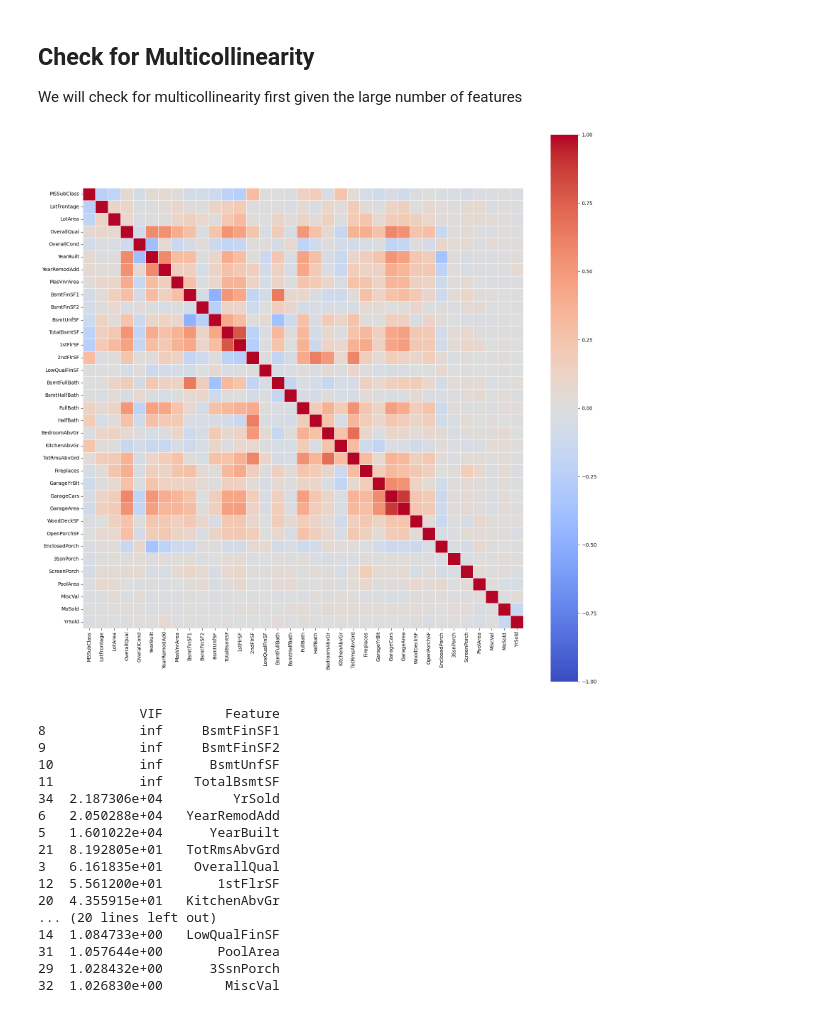
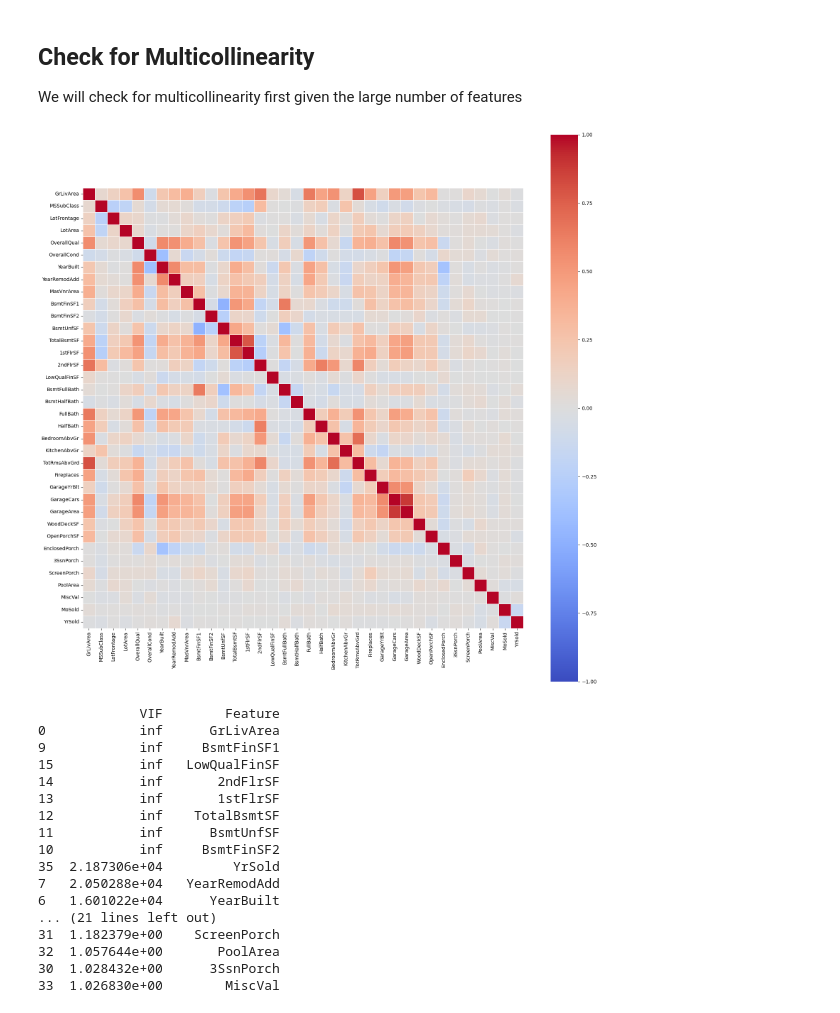
Before and after one commit to bassoonelephant/ames, a Jupyter notebook: 2-ames-LR.ipynb, the cells around one changed output. Saved outputs shown, nothing was run; the diff lists cells and outputs as text; code cells hidden in the pictures.

```diff
--- a/2-ames-LR.ipynb
+++ b/2-ames-LR.ipynb
@@ -13,8 +15,8 @@ from sklearn.linear_model import LinearRegression
 %matplotlib inline
 # %%
 # Load data
-ames_clean = pd.read_csv('data/Ames_Housing_Price_Data_clean.csv', index_col=0)
+ames_clean = pd.read_csv('data/Ames_Housing_Price_Data_clean.csv')
 # %%
 # Create the independent variables and the target
-X = ames_clean.drop('SalePrice', axis=1)
-y = ames_clean['SalePrice']
+predictors = ames_clean.drop('SalePrice', axis=1)
+target = ames_clean['SalePrice']
@@ -37,39 +60,40 @@ Linear Regression has several key assumptions:
 We will check for multicollinearity first given the large number of features
 # %%
 # Plot the correlation matrix
-correlation_matrix = X.corr()
+correlation_matrix = predictors.corr()
 
 plt.figure(figsize=(20,20))
 sns.heatmap(correlation_matrix, square=True, cmap='coolwarm', fmt='.2f', vmax=1.0, vmin=-1.0, linewidths=0.5)
 plt.show()
 # %% [output]
-[figure, old version]
+[figure, new version]
 # %%
 # Calculate the variance inflation factor (VIF) for each independent variable
 from statsmodels.stats.outliers_influence import variance_inflation_factor
 
 vif = pd.DataFrame()
-vif['VIF'] = [variance_inflation_factor(X[numeric_columns].values, i) for i in range(X[numeric_columns].shape[1])]
+vif['VIF'] = [variance_inflation_factor(predictors.loc[:,numeric_columns].values, i)
+              for i in range(predictors.loc[:,numeric_columns].shape[1])]
 
 # Print the column names and their VIF values
-vif = vif.assign(Feature=X[numeric_columns].columns)
+vif = vif.assign(Feature=predictors[numeric_columns].columns)
 vif.sort_values(by='VIF', ascending=False, inplace=True)
 print(vif)
 # %% [output]
              VIF        Feature
-8            inf     BsmtFinSF1
-9            inf     BsmtFinSF2
-10           inf      BsmtUnfSF
-11           inf    TotalBsmtSF
-34  2.187306e+04         YrSold
-6   2.050288e+04   YearRemodAdd
-5   1.601022e+04      YearBuilt
-21  8.192805e+01   TotRmsAbvGrd
-3   6.161835e+01    OverallQual
-12  5.561200e+01       1stFlrSF
-20  4.355915e+01   KitchenAbvGr
-... (20 lines left out)
-14  1.084733e+00   LowQualFinSF
-31  1.057644e+00       PoolArea
-29  1.028432e+00      3SsnPorch
-32  1.026830e+00        MiscVal
+0            inf      GrLivArea
+9            inf     BsmtFinSF1
+15           inf   LowQualFinSF
+14           inf       2ndFlrSF
+13           inf       1stFlrSF
+12           inf    TotalBsmtSF
+11           inf      BsmtUnfSF
+10           inf     BsmtFinSF2
+35  2.187306e+04         YrSold
+7   2.050288e+04   YearRemodAdd
+6   1.601022e+04      YearBuilt
+... (21 lines left out)
+31  1.182379e+00    ScreenPorch
+32  1.057644e+00       PoolArea
+30  1.028432e+00      3SsnPorch
+33  1.026830e+00        MiscVal
```
Also changed, not shown: parts of 24 cells of this notebook.
